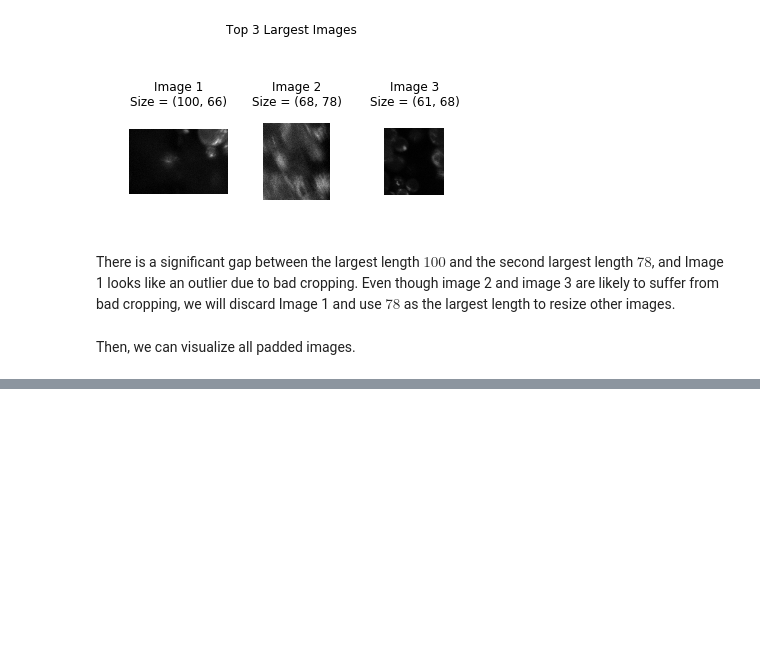
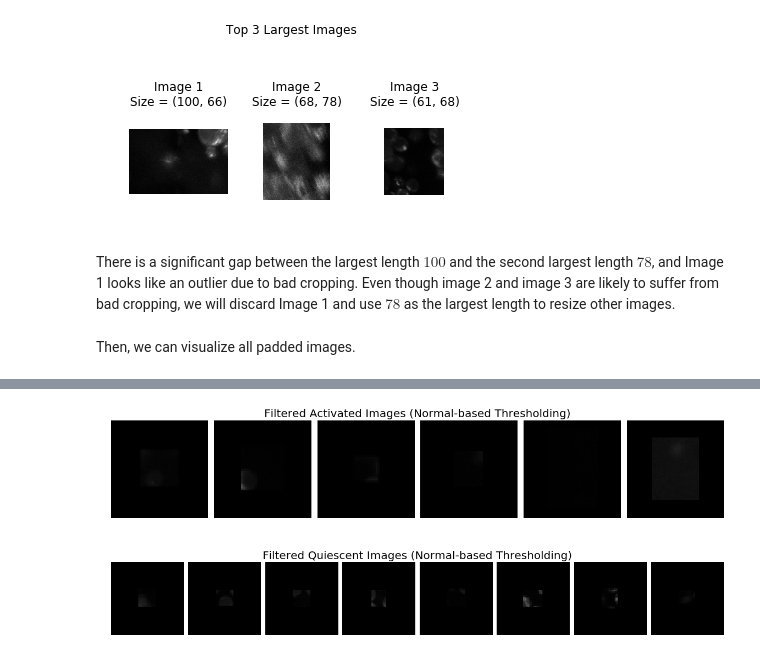
Before and after one commit to gitter-lab/t-cell-classification, a Jupyter notebook: image_processing.ipynb, the cells around one changed output, grey strips where cells are left out. Saved outputs shown, nothing was run; the diff lists cells and outputs as text; code cells hidden in the pictures; blank space fills up the shorter version.

```diff
--- a/image_processing.ipynb
+++ b/image_processing.ipynb
@@ -191,0 +372,36 @@ As we have seen above, many images are very dim and there is no cell in the imag
+# %%
+def display_single_row_montage(img_list, title, row_nitem=None, fig_width=20):
+    """
+    Organize images in `img_list` in one row and display them in Jupyter notebook.
+
+    Args:
+        img_list([string]): list of image names
+        title(string): the title for the displaying figure
+        row_nitem(int): if set, this function will display multiple rows where each row
+            has <= `row_nitem` images
+        row_len(int): the figure width
+    """
+    overview = montage_images(img_list, row_nitem if row_nitem else len(img_list),
+                              image_size=50, margin=3)
+
+    plt.figure(figsize=(fig_width, round(overview.shape[1] / overview.shape[0] * fig_width)))
+    plt.imshow(overview, cmap='gray')
+    plt.title(title, fontdict = {'fontsize' : 20})
+    plt.axis('off')
+    plt.show()
+# %%
+filtered_a_images = [i.replace('original', 'processed/padded') for i in
+                     set(glob("./images/sample_images/original/*/activated/*.png")) -
+                     discard_images if compute_entropy(i) < a_cutoff]
+
+display_single_row_montage(filtered_a_images, "Filtered Activated Images (Normal-based Thresholding)")
+# %% [output]
+[figure, added]
+# %%
+filtered_q_images = [i.replace('original', 'processed/padded') for i in
+                     set(glob("./images/sample_images/original/*/quiescent/*.png")) -
+                     discard_images if compute_entropy(i) < q_cutoff]
+
+display_single_row_montage(filtered_q_images, "Filtered Quiescent Images (Normal-based Thresholding)")
+# %% [output]
+[figure, added]
```
Also changed, not shown: parts of 34 cells of this notebook, 2 other files.
